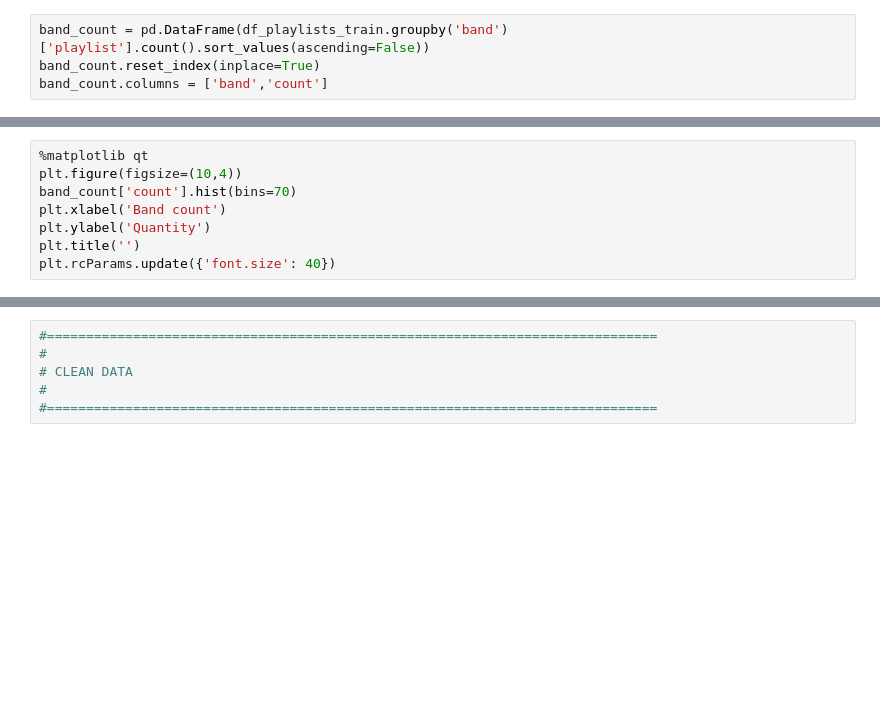
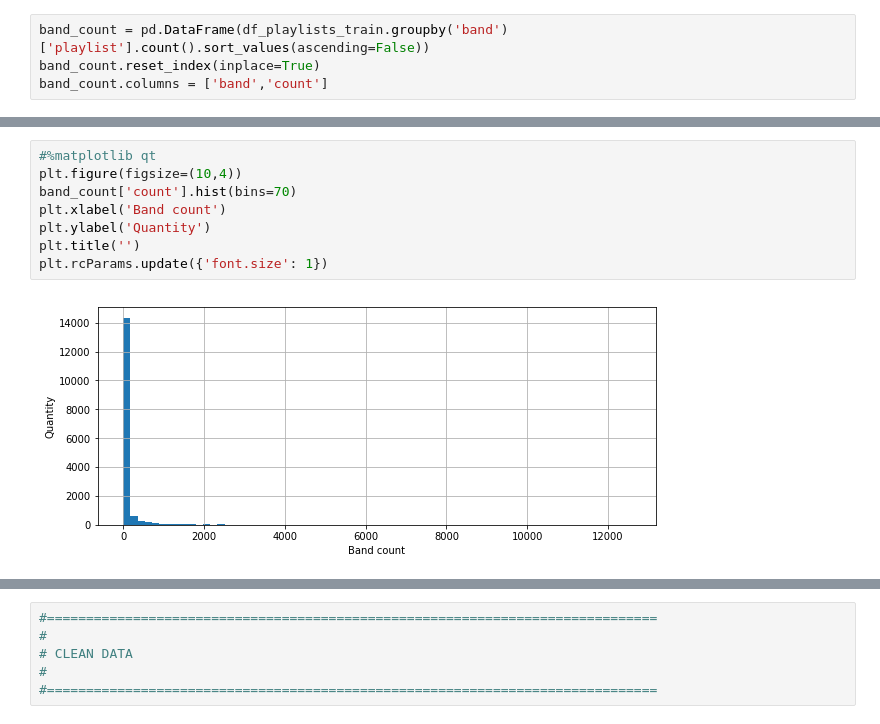
Before and after one commit to stevebachmeier/song-recommender, a Jupyter notebook: working.ipynb, the cells around one changed output, grey strips where cells are left out. Drawn from its saved outputs; the diff is of its cells as text; blank space fills up the shorter version.

```diff
--- a/working.ipynb
+++ b/working.ipynb
@@ -130,9 +220,11 @@ band_count.head()
 # %%
-%matplotlib qt
+#%matplotlib qt
 plt.figure(figsize=(10,4))
 band_count['count'].hist(bins=70)
 plt.xlabel('Band count')
 plt.ylabel('Quantity')
 plt.title('')
-plt.rcParams.update({'font.size': 40})
+plt.rcParams.update({'font.size': 1})
+# %% [output]
+[figure, added]
 # %%
```
Also changed, not shown: parts of 42 cells of this notebook, 1 other file.
